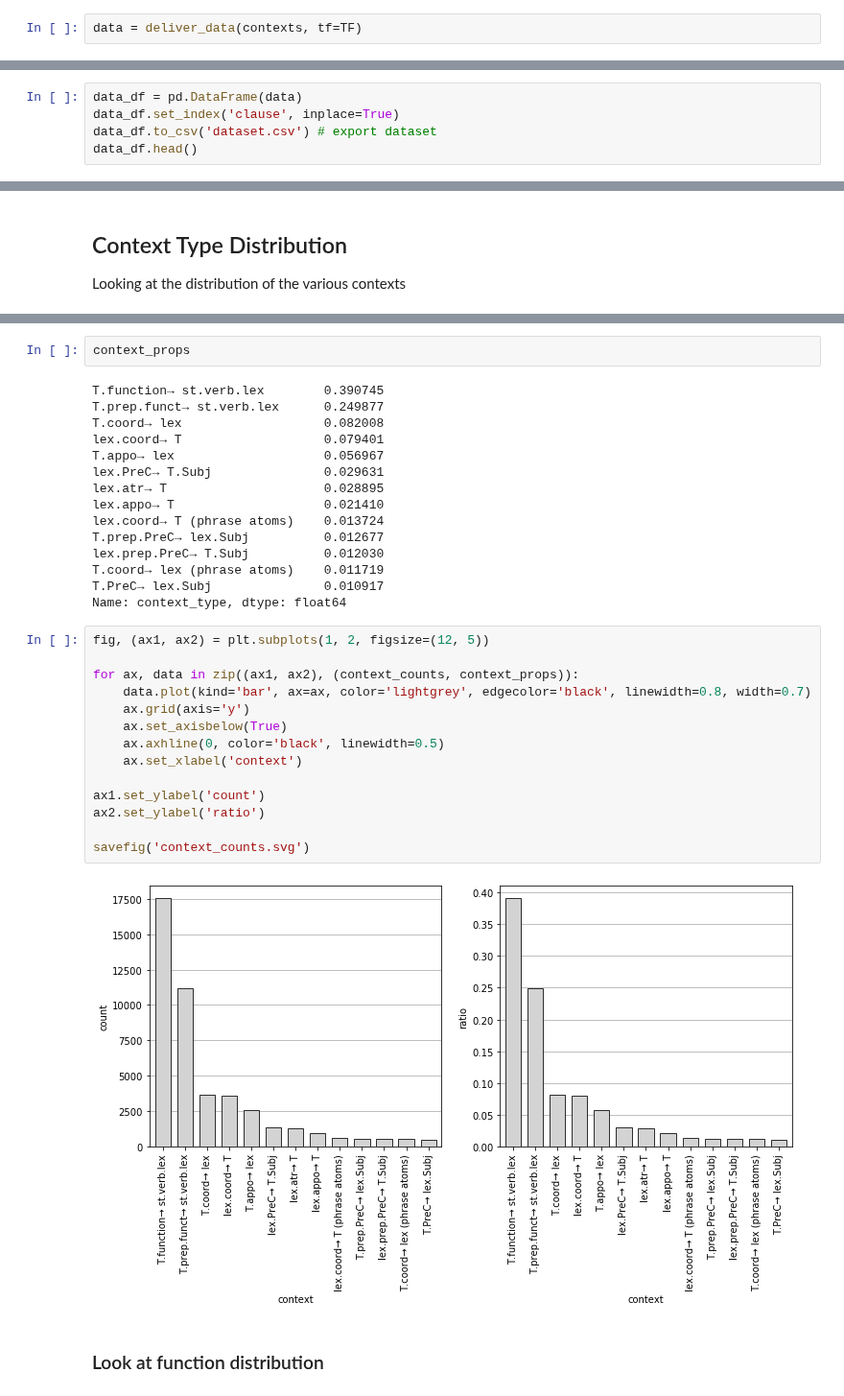
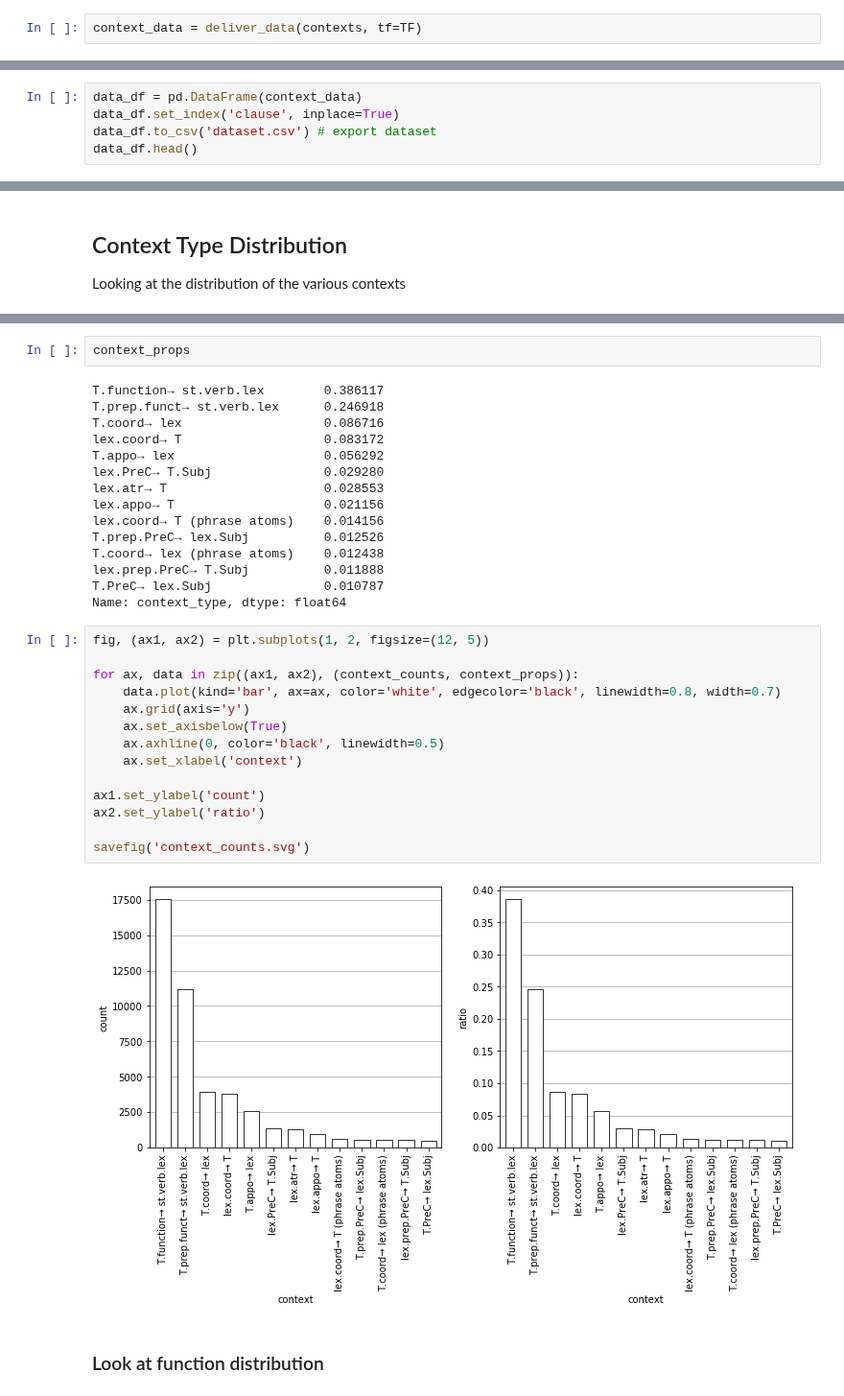
Before and after one commit to codykingham/noun_semantics, a Jupyter notebook: analysis.ipynb, the cells around one changed output, grey strips where cells are left out. Shown at 96% size. Saved outputs shown, nothing was run; the diff lists cells and outputs as text.

```diff
--- a/analysis.ipynb
+++ b/analysis.ipynb
@@ -266,7 +249,7 @@ print('done!')
 # %% [output]
 done!
 # %%
-data = deliver_data(contexts, tf=TF)
+context_data = deliver_data(contexts, tf=TF)
 # %% [output]
 running query on template [ T.function→ st.verb.lex ]...
         19884 results found.
@@ -304,7 +287,7 @@ data[0]
 # %% [markdown]
 Now we put the data into a dataframe. We also export the dataframe for reference.
 # %%
-data_df = pd.DataFrame(data)
+data_df = pd.DataFrame(context_data)
 data_df.set_index('clause', inplace=True)
 data_df.to_csv('dataset.csv') # export dataset
 data_df.head()
@@ -611,36 +594,36 @@ Name: context_type, dtype: int64
 # %%
 context_props
 # %% [output]
-T.function→ st.verb.lex        0.390745
-T.prep.funct→ st.verb.lex      0.249877
-T.coord→ lex                   0.082008
-lex.coord→ T                   0.079401
-T.appo→ lex                    0.056967
-lex.PreC→ T.Subj               0.029631
-lex.atr→ T                     0.028895
-lex.appo→ T                    0.021410
-lex.coord→ T (phrase atoms)    0.013724
-T.prep.PreC→ lex.Subj          0.012677
-lex.prep.PreC→ T.Subj          0.012030
-T.coord→ lex (phrase atoms)    0.011719
-T.PreC→ lex.Subj               0.010917
+T.function→ st.verb.lex        0.386117
+T.prep.funct→ st.verb.lex      0.246918
+T.coord→ lex                   0.086716
+lex.coord→ T                   0.083172
+T.appo→ lex                    0.056292
+lex.PreC→ T.Subj               0.029280
+lex.atr→ T                     0.028553
+lex.appo→ T                    0.021156
+lex.coord→ T (phrase atoms)    0.014156
+T.prep.PreC→ lex.Subj          0.012526
+T.coord→ lex (phrase atoms)    0.012438
+lex.prep.PreC→ T.Subj          0.011888
+T.PreC→ lex.Subj               0.010787
 Name: context_type, dtype: float64
 # %%
 fig, (ax1, ax2) = plt.subplots(1, 2, figsize=(12, 5))
 
 for ax, data in zip((ax1, ax2), (context_counts, context_props)):
-    data.plot(kind='bar', ax=ax, color='lightgrey', edgecolor='black', linewidth=0.8, width=0.7)
+    data.plot(kind='bar', ax=ax, color='white', edgecolor='black', linewidth=0.8, width=0.7)
     ax.grid(axis='y')
     ax.set_axisbelow(True)
     ax.axhline(0, color='black', linewidth=0.5)
     ax.set_xlabel('context')
 
 ax1.set_ylabel('count')
 ax2.set_ylabel('ratio')
 
 savefig('context_counts.svg')
 # %% [output]
-[figure, old version]
+[figure, new version]
 # %% [markdown]
 ### Look at function distribution
 # %%
```
Also changed, not shown: parts of 69 cells of this notebook, 10 other files.
